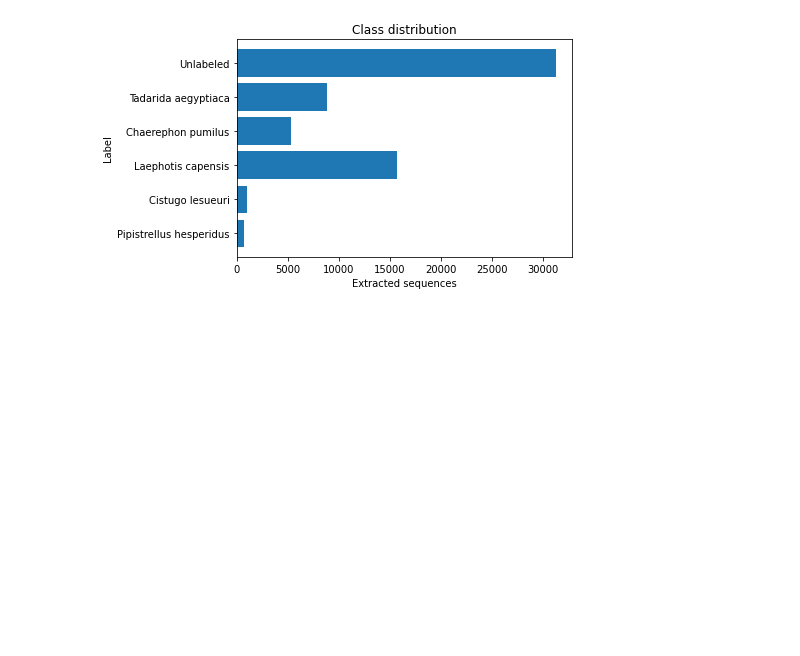
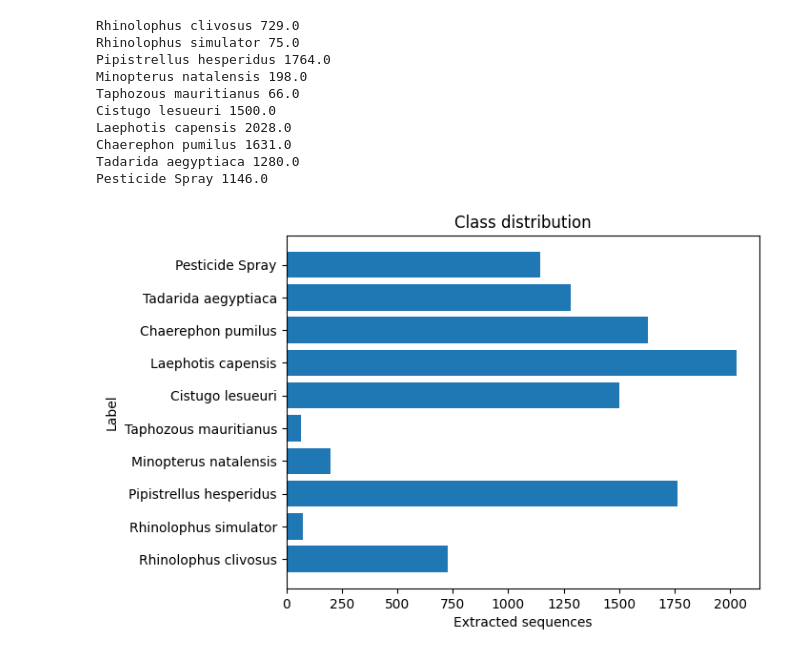
Before and after one commit to FrankFundel/BigBAT, a Jupyter notebook: UFS-Analysis.ipynb, the cells around one changed output. Cells and saved outputs as stored; diff of their text form; code cells hidden in the pictures; blank space fills up the shorter version.

```diff
--- a/UFS-Analysis.ipynb
+++ b/UFS-Analysis.ipynb
@@ -73,8 +35,11 @@ seq_skip = int(max_len / 4) * 2816     # 15 patches = 15 * 0.25 * 22050 * 0.5
 patch_len = 44
 patch_skip = 22
 
-data_path = "./data/prepared_signal.h5"
-X_train, Y_train, X_test, Y_test, X_val, Y_val = prepare(data_path, ufs_classes, seq_len, seq_skip)
+max_seqs = 1000
+min_seqs = 100
+
+data_path = "../UFS/prepared_signal.h5"
+X_train, Y_train, X_test, Y_test, X_val, Y_val = prepare(data_path, ufs_classes, seq_len, seq_skip, max_seqs, min_seqs)
 # %%
 print("Total sequences:", len(X_train) + len(X_test) + len(X_val))
 print("Train sequences:", X_train.shape, Y_train.shape)
@@ -88,15 +53,28 @@ Validation sequences: (9731, 171776) (9731, 6)
 # %%
 spec_count = np.zeros(len(list(ufs_classes)))
-for label in np.concatenate([Y_train, Y_test, Y_val]):
+for label in Y_train: #np.concatenate([Y_train, Y_test, Y_val]):
     spec_count[np.nonzero(label)] += 1
+
+for i, c in enumerate(list(ufs_classes)):
+    print(c, spec_count[i])
 
 plt.barh(list(ufs_classes), spec_count)
 plt.ylabel("Label")
 plt.xlabel("Extracted sequences")
 plt.title("Class distribution")
 plt.show()
 # %% [output]
+Rhinolophus clivosus 729.0
+Rhinolophus simulator 75.0
+Pipistrellus hesperidus 1764.0
+Minopterus natalensis 198.0
+Taphozous mauritianus 66.0
+Cistugo lesueuri 1500.0
+Laephotis capensis 2028.0
+Chaerephon pumilus 1631.0
+Tadarida aegyptiaca 1280.0
+Pesticide Spray 1146.0
-[figure, old version]
+[figure, new version]
 # %%
 print(spec_count)
 # %% [output]
```
Also changed, not shown: parts of 7 cells of this notebook, 3 other files.
